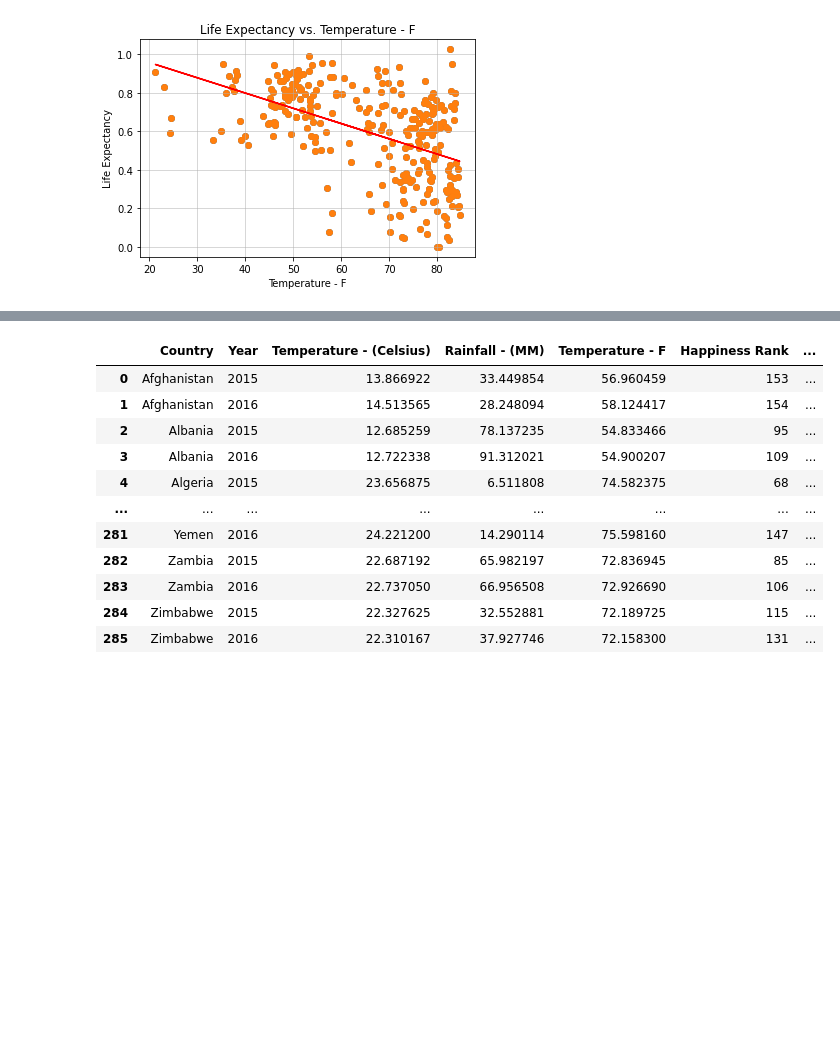
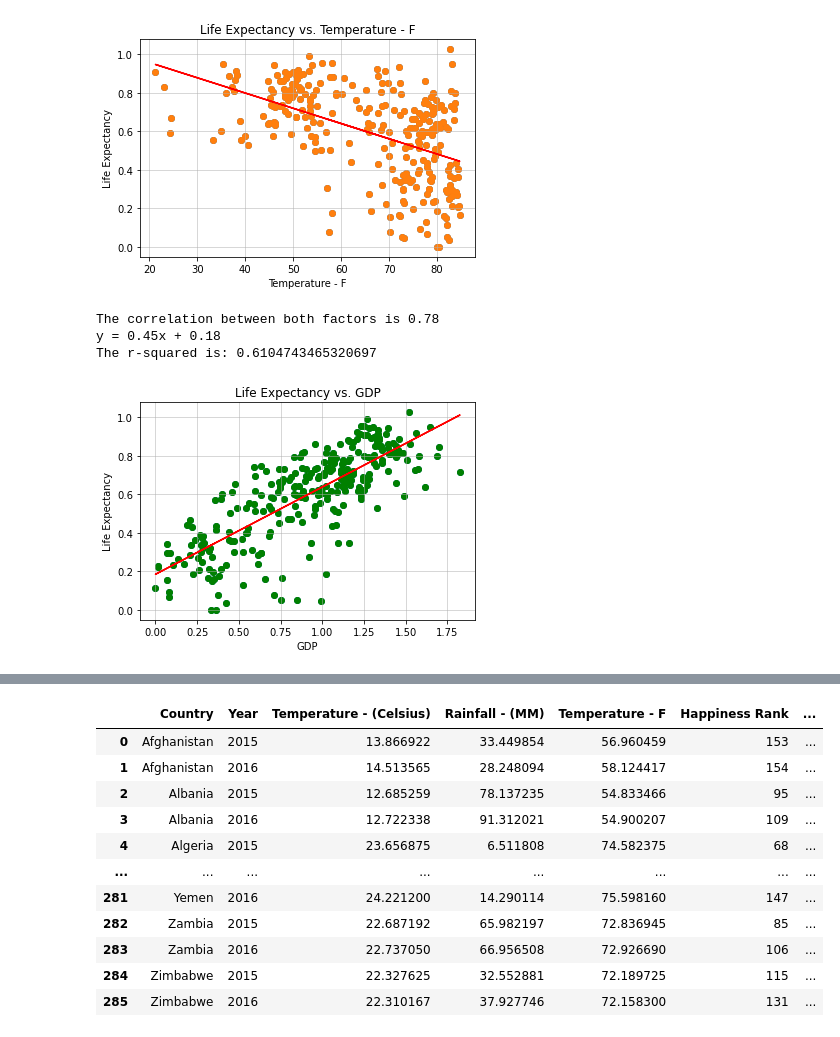
Before and after one commit to AJ-Paine/07-Skynet-Project, a Jupyter notebook: Skynet Project 1.ipynb, the cells around one changed output, grey strips where cells are left out. Saved outputs shown, nothing was run; the diff lists cells and outputs as text; code cells hidden in the pictures; blank space fills up the shorter version.

Commit message:
Add more images

```diff
--- a/Skynet Project 1.ipynb
+++ b/Skynet Project 1.ipynb
@@ -264,6 +264,19 @@ The correlation between both factors is -0.5
 y = -0.01x + 1.11
 The r-squared is: 0.2502128855939844
 [figure]
+# %%
+plt.scatter(merge["Economy"],merge["Health"])
+plt.title("Life Expectancy vs. GDP")
+plt.xlabel("GDP")
+plt.ylabel("Life Expectancy")
+correlation(merge["Economy"],merge["Health"])
+regression(merge["Economy"],merge["Health"])
+plt.savefig("Images/LE_vs_GDP.png")
+# %% [output]
+The correlation between both factors is 0.78
+y = 0.45x + 0.18
+The r-squared is: 0.6104743465320697
+[figure, added]
 # %%
 merge.groupby(["Country"]).mean()
 # %% [output]
```
Also changed, not shown: parts of 2 cells of this notebook, 3 other files.
